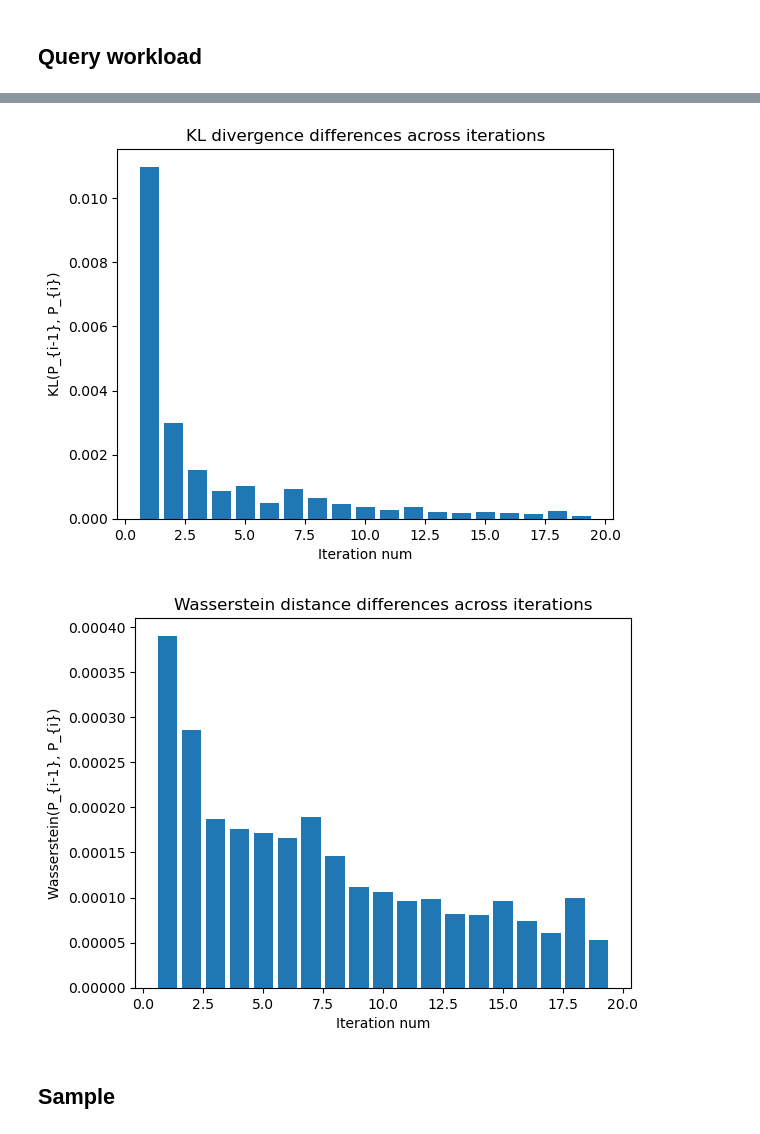
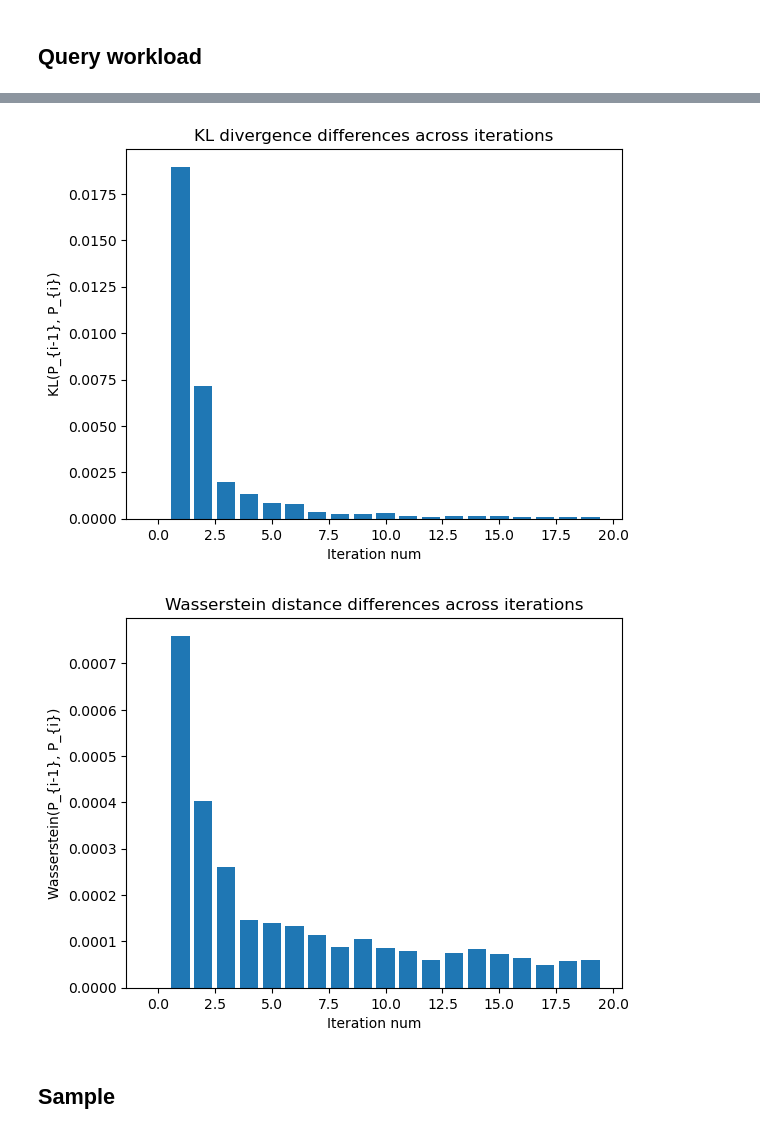
Before and after one commit to GalZeevi/HARLM, a Jupyter notebook: demo_with_graphs.ipynb, the cells around one changed output, grey strips where cells are left out. Saved outputs shown, nothing was run; the diff lists cells and outputs as text; code cells hidden in the pictures.

```diff
--- a/demo_with_graphs.ipynb
+++ b/demo_with_graphs.ipynb
@@ -79,57 +75,37 @@ plt.show()
 # %%
-from data_access import DataAccess
+import matplotlib.pyplot as plt
+from graphs_manager import GraphsManager
+from consts import GraphNames
 from scipy.special import rel_entr
 from scipy.stats import wasserstein_distance
 
-dataAccess = DataAccess()
-tupleIds = [idObj[indexCol] for idObj in dataAccess.select(f"SELECT {indexCol} FROM {schema}.{table}")]
+kl_divergence = lambda p,q: sum(rel_entr(p,q))
 
-KL_diff = []
-Wasser_diff = []
-currDistribution = None
-prevDistribution = None
+distributionsGraph = GraphsManager.get_graph(GraphNames.DISTRIBUTIONS)
+distributions = distributionsGraph.get_y_axis()
+KL_diff = [0]
+Wasser_diff = [0]
 
-MAX_ITERS_TO_PLOT = 25
-
-iters = [*range(1, len(workloadResults[:MAX_ITERS_TO_PLOT]))]
-for iter_num in iters:
-    if currDistribution is None:
-        prevDistribution = []
-        prevApprox = workloadResults[iter_num - 1]
-        for tupleId in tupleIds:
-            prevDistribution.append(
-                sum([cluster['frequency'] for cluster in prevApprox if tupleId in cluster['result']]))
-        s = sum(prevDistribution)
-        prevDistribution = [p / s for p in prevDistribution]
-    else:
-        prevDistribution = currDistribution
-
-    currDistribution = []
-    approx = workloadResults[iter_num]
-    for tupleId in tupleIds:
-        currDistribution.append(sum([res['frequency'] for res in approx if tupleId in res['result']]))
-    s = sum(currDistribution)
-    currDistribution = [p / s for p in currDistribution]
-
-    KL_diff.append(sum(rel_entr(prevDistribution, currDistribution)))
-    Wasser_diff.append(wasserstein_distance(prevDistribution, currDistribution))
+for i in range(1, len(distributionsGraph.get_x_axis())):
+    KL_diff.append(kl_divergence(distributions[i-1], distributions[i]))
+    Wasser_diff.append(wasserstein_distance(distributions[i-1], distributions[i]))
 
 plt.figure(1)
-plt.bar(iters, KL_diff, 0.8)
+plt.bar(distributionsGraph.get_x_axis(), KL_diff, 0.8)
 plt.xlabel("Iteration num")
 plt.ylabel("KL(P_{i-1}, P_{i})")
 plt.title("KL divergence differences across iterations")
 
 plt.figure(2)
-plt.bar(iters, Wasser_diff, 0.8)
+plt.bar(distributionsGraph.get_x_axis(), Wasser_diff, 0.8)
 plt.xlabel("Iteration num")
 plt.ylabel("Wasserstein(P_{i-1}, P_{i})")
 plt.title("Wasserstein distance differences across iterations")
 
 plt.show()
 # %% [output]
-[figure, old version]
+[figure, new version]
-[figure, old version]
+[figure, new version]
 # %% [markdown]
 ## Sample
 # %%
```
Also changed, not shown: parts of 9 cells of this notebook, 10 other files.
